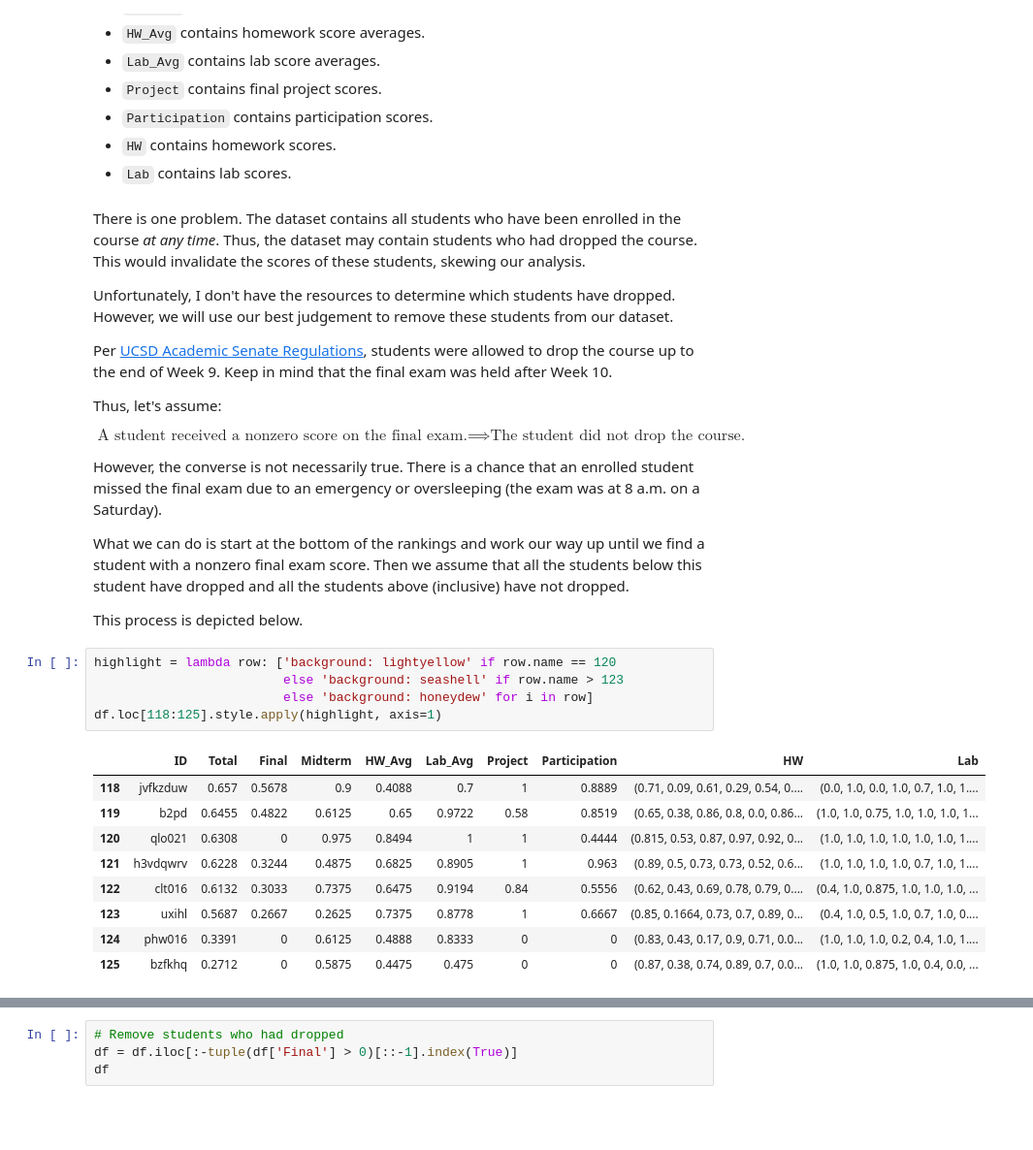
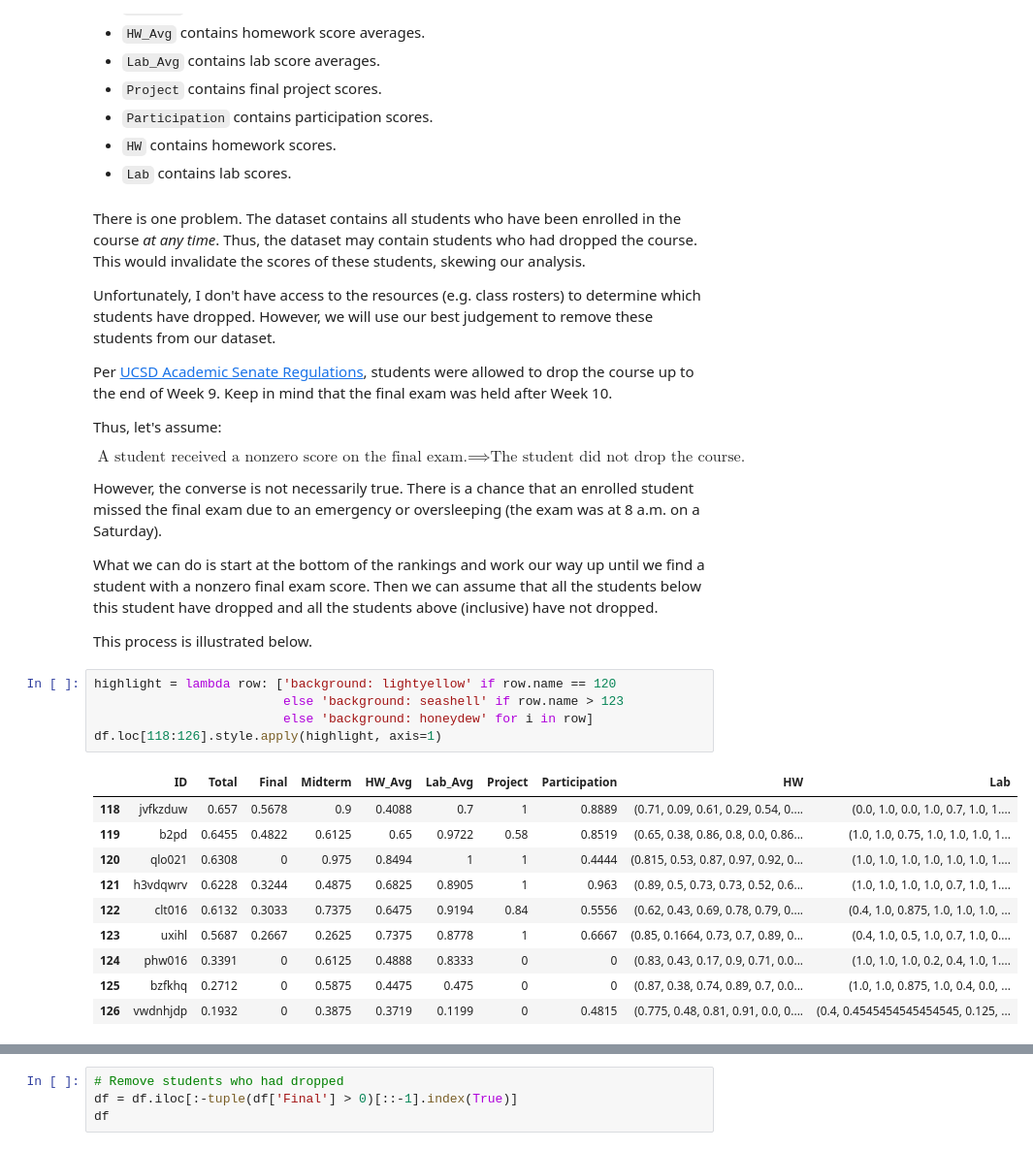
Before and after one commit to dleestat/grades, a Jupyter notebook: Grades.ipynb, the cells around one changed output, grey strips where cells are left out. Shown at 97% size. Saved outputs shown, nothing was run; the diff lists cells and outputs as text; blank space fills up the shorter version.

```diff
--- a/Grades.ipynb
+++ b/Grades.ipynb
@@ -138,7 +144,7 @@ This new dataset (stored in `df`) is now ordered by `Total`. Row indices now ref
 # %% [markdown]
 There is one problem. The dataset contains all students who have been enrolled in the course *at any time*. Thus, the dataset may contain students who had dropped the course. This would invalidate the scores of these students, skewing our analysis.
 
-Unfortunately, I don't have the resources to determine which students have dropped. However, we will use our best judgement to remove these students from our dataset.
+Unfortunately, I don't have access to the resources (e.g. class rosters) to determine which students have dropped. However, we will use our best judgement to remove these students from our dataset.
 
 Per [UCSD Academic Senate Regulations](http://senate.ucsd.edu/Operating-Procedures/Senate-Manual/Regulations/501), students were allowed to drop the course up to the end of Week 9. Keep in mind that the final exam was held after Week 10.
 
@@ -148,21 +154,22 @@ $$\text{A student received a nonzero score on the final exam.} \implies \text{Th
 
 However, the converse is not necessarily true. There is a chance that an enrolled student missed the final exam due to an emergency or oversleeping (the exam was at 8 a.m. on a Saturday).
 
-What we can do is start at the bottom of the rankings and work our way up until we find a student with a nonzero final exam score. Then we assume that all the students below this student have dropped and all the students above (inclusive) have not dropped.
+What we can do is start at the bottom of the rankings and work our way up until we find a student with a nonzero final exam score. Then we can assume that all the students below this student have dropped and all the students above (inclusive) have not dropped.
 
-This process is depicted below.
+This process is illustrated below.
 # %%
 highlight = lambda row: ['background: lightyellow' if row.name == 120
                          else 'background: seashell' if row.name > 123
                          else 'background: honeydew' for i in row]
-df.loc[118:125].style.apply(highlight, axis=1)
+df.loc[118:126].style.apply(highlight, axis=1)
 # %% [output]
 |  | ID | Total | Final | Midterm | HW_Avg | Lab_Avg | Project | Participation | HW | Lab |
 | 118 | jvfkzduw | 0.657 | 0.5678 | 0.9 | 0.4088 | 0.7 | 1 | 0.8889 | (0.71, 0.09, 0.61, 0.29, 0.54, 0.... | (0.0, 1.0, 0.0, 1.0, 0.7, 1.0, 1.... |
 | 119 | b2pd | 0.6455 | 0.4822 | 0.6125 | 0.65 | 0.9722 | 0.58 | 0.8519 | (0.65, 0.38, 0.86, 0.8, 0.0, 0.86... | (1.0, 1.0, 0.75, 1.0, 1.0, 1.0, 1... |
 | 120 | qlo021 | 0.6308 | 0 | 0.975 | 0.8494 | 1 | 1 | 0.4444 | (0.815, 0.53, 0.87, 0.97, 0.92, 0... | (1.0, 1.0, 1.0, 1.0, 1.0, 1.0, 1.... |
 | 121 | h3vdqwrv | 0.6228 | 0.3244 | 0.4875 | 0.6825 | 0.8905 | 1 | 0.963 | (0.89, 0.5, 0.73, 0.73, 0.52, 0.6... | (1.0, 1.0, 1.0, 1.0, 0.7, 1.0, 1.... |
 | 122 | clt016 | 0.6132 | 0.3033 | 0.7375 | 0.6475 | 0.9194 | 0.84 | 0.5556 | (0.62, 0.43, 0.69, 0.78, 0.79, 0.... | (0.4, 1.0, 0.875, 1.0, 1.0, 1.0, ... |
 | 123 | uxihl | 0.5687 | 0.2667 | 0.2625 | 0.7375 | 0.8778 | 1 | 0.6667 | (0.85, 0.1664, 0.73, 0.7, 0.89, 0... | (0.4, 1.0, 0.5, 1.0, 0.7, 1.0, 0.... |
 | 124 | phw016 | 0.3391 | 0 | 0.6125 | 0.4888 | 0.8333 | 0 | 0 | (0.83, 0.43, 0.17, 0.9, 0.71, 0.0... | (1.0, 1.0, 1.0, 0.2, 0.4, 1.0, 1.... |
 | 125 | bzfkhq | 0.2712 | 0 | 0.5875 | 0.4475 | 0.475 | 0 | 0 | (0.87, 0.38, 0.74, 0.89, 0.7, 0.0... | (1.0, 1.0, 0.875, 1.0, 0.4, 0.0, ... |
+| 126 | vwdnhjdp | 0.1932 | 0 | 0.3875 | 0.3719 | 0.1199 | 0 | 0.4815 | (0.775, 0.48, 0.81, 0.91, 0.0, 0.... | (0.4, 0.4545454545454545, 0.125, ... |
```
Also changed, not shown: parts of 34 cells of this notebook.
